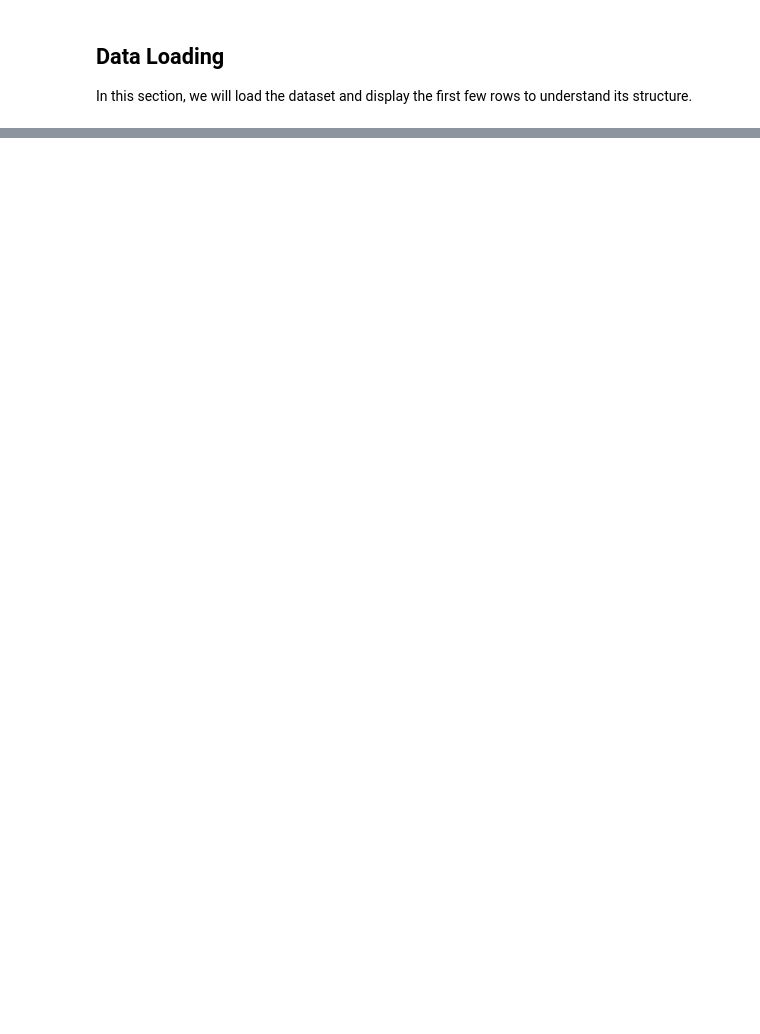
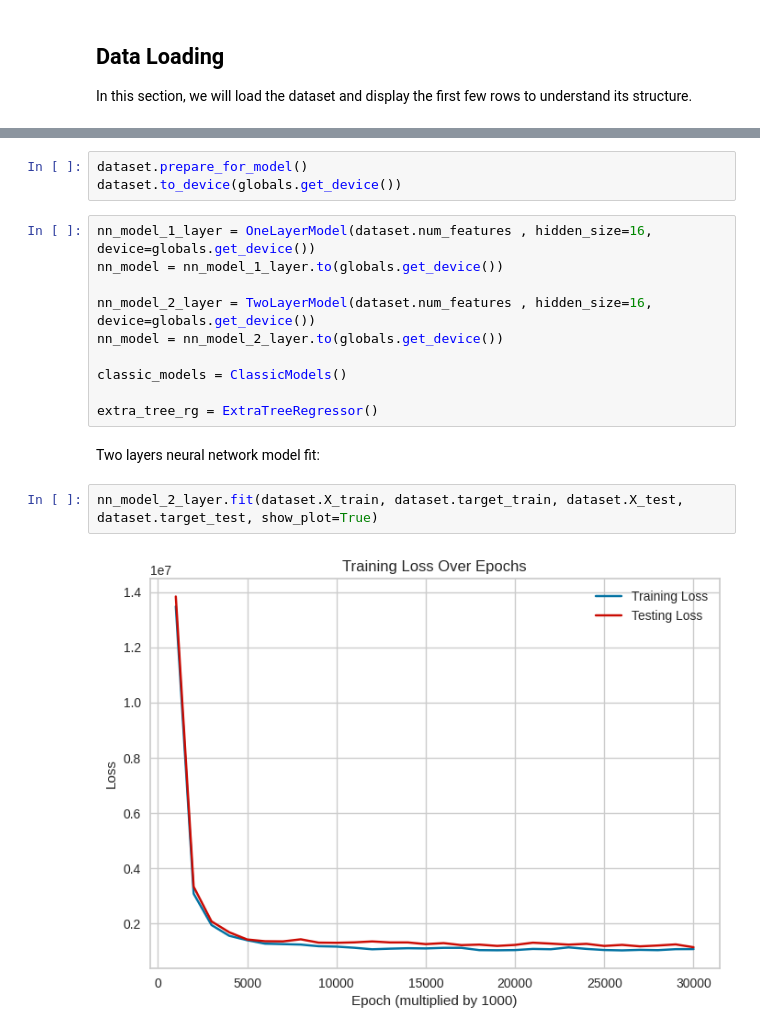
Before and after one commit to KIa-MEL/Credit-Limit-Prediction-Using-Neural-Networks, a Jupyter notebook: src/main.ipynb, the cells around one changed output, grey strips where cells are left out. Drawn from its saved outputs; the diff is of its cells as text; blank space fills up the shorter version.

```diff
--- a/src/main.ipynb
+++ b/src/main.ipynb
@@ -241,0 +104,19 @@ a.drop('Credit_Limit',axis=1)
+# %%
+dataset.prepare_for_model()
+dataset.to_device(globals.get_device())
+# %%
+nn_model_1_layer = OneLayerModel(dataset.num_features , hidden_size=16, device=globals.get_device())
+nn_model = nn_model_1_layer.to(globals.get_device())
+
+nn_model_2_layer = TwoLayerModel(dataset.num_features , hidden_size=16, device=globals.get_device())
+nn_model = nn_model_2_layer.to(globals.get_device())
+
+classic_models = ClassicModels()
+
+extra_tree_rg = ExtraTreeRegressor()
+# %% [markdown]
+Two layers neural network model fit:
+# %%
+nn_model_2_layer.fit(dataset.X_train, dataset.target_train, dataset.X_test, dataset.target_test, show_plot=True)
+# %% [output]
+[figure, added]
```
Also changed, not shown: parts of 46 cells of this notebook, 4 other files.
